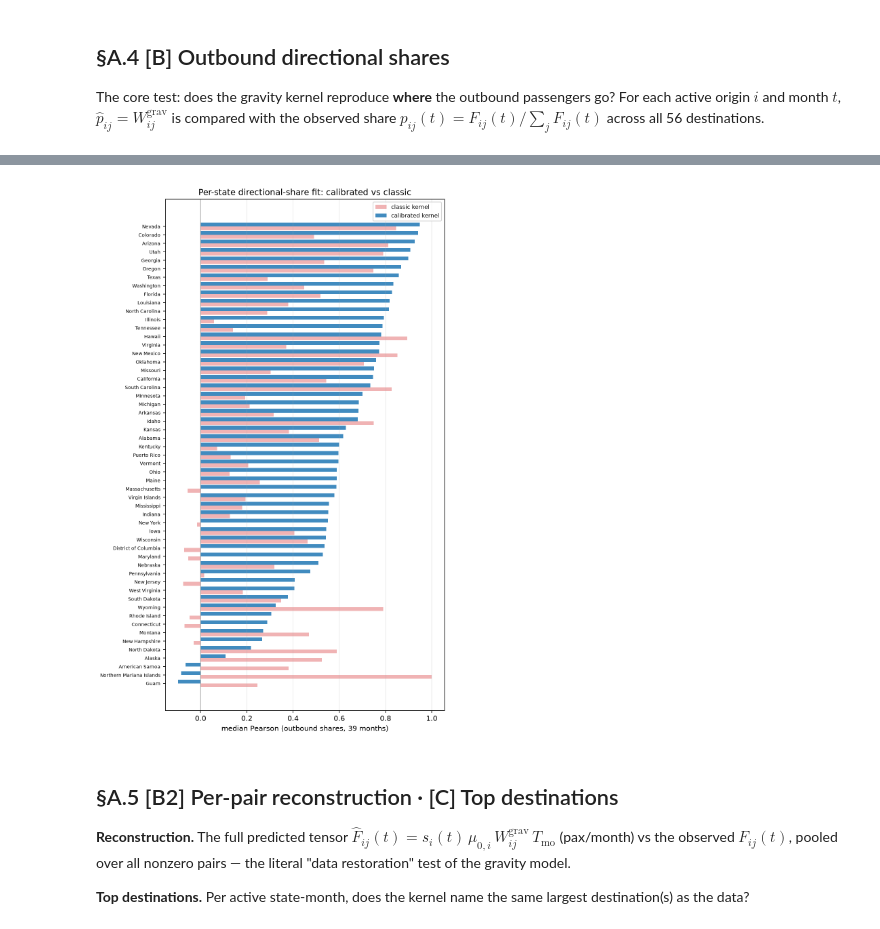
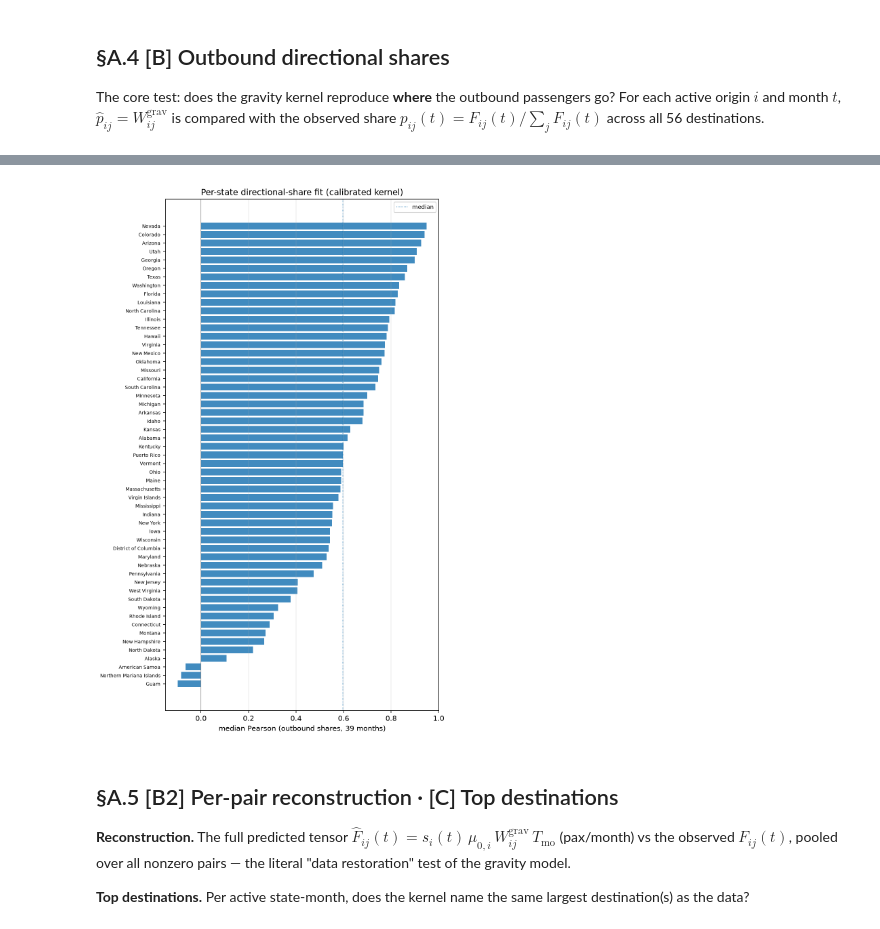
Before and after one commit to Zikai311/US_COVID, a Jupyter notebook: notebooks/appendix_A.ipynb, the cells around one changed output, grey strips where cells are left out. Cells and saved outputs as stored; diff of their text form; code cells hidden in the pictures.

```diff
--- a/notebooks/appendix_A.ipynb
+++ b/notebooks/appendix_A.ipynb
@@ -165,15 +168,11 @@ leak into the directional prediction beyond the per-state totals.
 # %%
 D = build_distance_matrix(states)
-r_ols  = fit_gravity_exponents(F, D, Npop, method='ols')
 r_ppml = fit_gravity_exponents(F, D, Npop, method='ppml')
-print('OLS : b_d = %+.3f +- %.3f | b_N = %+.3f +- %.3f | R2 = %.3f'
-      % (r_ols['b_d'], r_ols['se_d'], r_ols['b_N'], r_ols['se_N'], r_ols['r2']))
 print('PPML: b_d = %+.3f | b_N = %+.3f | deviance R2 = %.3f | converged = %s'
       % (r_ppml['b_d'], r_ppml['b_N'], r_ppml['r2'], r_ppml['converged']))
 b_N, b_d = r_ppml['b_N'], -r_ppml['b_d']   # positive distance exponent
 
-W_classic = build_gravity_kernel(states, power=POWER, min_distance_km=D_MIN)
-W_cal = build_gravity_kernel(states, b_N=b_N, b_d=b_d)
-print('kernels built: classic sqrt(NiNj)/d^2 | calibrated N_j^%.3f / d^%.3f'
-      % (b_N, b_d))
+W = build_gravity_kernel(states, b_N=b_N, b_d=b_d)
+print(f'kernel: W_ij ~ N_j^{b_N:.3f} / d_ij^{b_d:.3f}  '
+      f'(row-normalised, d_min = 100 km, self-pairs = 0)')
 # %% [output]
@@ -265,5 +261,5 @@ calibrated N_j^1.00/d^0.55   pooled  P = 0.4484 | S = 0.5789 | log-P = 0.4543
 # %%
-# per-month pooled correlations (all months)
+# per-month pooled correlation
 mm_p, mm_s = [], []
 for t in range(T):
     a, b = [], []
@@ -271,24 +267,13 @@ for t in range(T):
         o = F[i, :, t]; tot = o.sum()
         if tot <= 0:
             continue
-        a += list(o / tot); b += list(W_cal[i])
+        a += list(o / tot); b += list(W[i])
     mm_p.append(pear(np.array(a), np.array(b)))
     mm_s.append(spear(np.array(a), np.array(b)))
-mm_pc, mm_sc = [], []
-for t in range(T):
-    a, b = [], []
-    for i in np.where(active)[0]:
-        o = F[i, :, t]; tot = o.sum()
-        if tot <= 0:
-            continue
-        a += list(o / tot); b += list(W_classic[i])
-    mm_pc.append(pear(np.array(a), np.array(b)))
-    mm_sc.append(spear(np.array(a), np.array(b)))
-print('monthly pooled share correlation, calibrated vs classic:')
-print(f'{"month":>7} | {"cal P":>6} {"cal S":>6} | {"cla P":>6} {"cla S":>6}')
+print('monthly pooled share correlation (calibrated kernel):')
+print(f'{"month":>7} | {"Pearson":>7} | {"Spearman":>8}')
 for t in [0, 3, 6, 11, 23, 35, 38]:
     y, m = months[t]
-    print(f'{y}-{m:02d} | {mm_p[t]:6.3f} {mm_s[t]:6.3f} | {mm_pc[t]:6.3f} {mm_sc[t]:6.3f}')
-print(f'calibrated: median P {np.median(mm_p):.3f} (range {np.min(mm_p):.3f}..'
-      f'{np.max(mm_p):.3f}) | classic median P {np.median(mm_pc):.3f}')
+    print(f'{y}-{m:02d} | {mm_p[t]:7.3f} | {mm_s[t]:8.3f}')
+print(f'median Pearson {np.median(mm_p):.3f} (range {np.min(mm_p):.3f}..{np.max(mm_p):.3f})')
 # %% [output]
@@ -366,22 +339,22 @@ per-state median Pearson (calibrated): median 0.597 | IQR [0.492, 0.777] | range
   best  3: [('Nevada', np.float64(0.949)), ('Colorado', np.float64(0.941)), ('Arizona', np.float64(0.927))]
 per-state table saved -> scripts/appendixA_state_corr.csv
 # %%
-order = np.argsort(med_cal_v)
+order = np.argsort(med_v)
 fig, ax = plt.subplots(figsize=(7, 11))
 ypos = np.arange(len(order))
-ax.barh(ypos, med_cla_v[order], height=0.45, color='C3', alpha=0.35, label='classic kernel')
-ax.barh(ypos + 0.45, med_cal_v[order], height=0.45, color='C0', alpha=0.85, label='calibrated kernel')
-ax.set_yticks(ypos + 0.225)
-ax.set_yticklabels([CODE_TO_NAME[med_cal[i][0]] for i in order], fontsize=6.5)
+ax.barh(ypos, med_v[order], height=0.8, color='C0', alpha=0.85)
+ax.set_yticks(ypos)
+ax.set_yticklabels([CODE_TO_NAME[med[i][0]] for i in order], fontsize=6.5)
 ax.axvline(0, color='grey', lw=0.6)
+ax.axvline(np.median(med_v), color='C0', lw=0.8, ls=':', label='median')
 ax.set_xlabel('median Pearson (outbound shares, 39 months)')
-ax.set_title('Per-state directional-share fit: calibrated vs classic')
+ax.set_title('Per-state directional-share fit (calibrated kernel)')
 ax.legend(fontsize=8); ax.grid(axis='x', alpha=0.3)
 plt.tight_layout()
 plt.savefig(f'{ASSETS}/fig71_appA_state_corr.png'); plt.show()
 show_fig(f'{ASSETS}/fig71_appA_state_corr.png')
 # %% [output]
-[figure, old version]
+[figure, new version]
 # %% [markdown]
 ## §A.5 [B2] Per-pair reconstruction · [C] Top destinations
 
```
Also changed, not shown: parts of 22 cells of this notebook, 7 other files.
